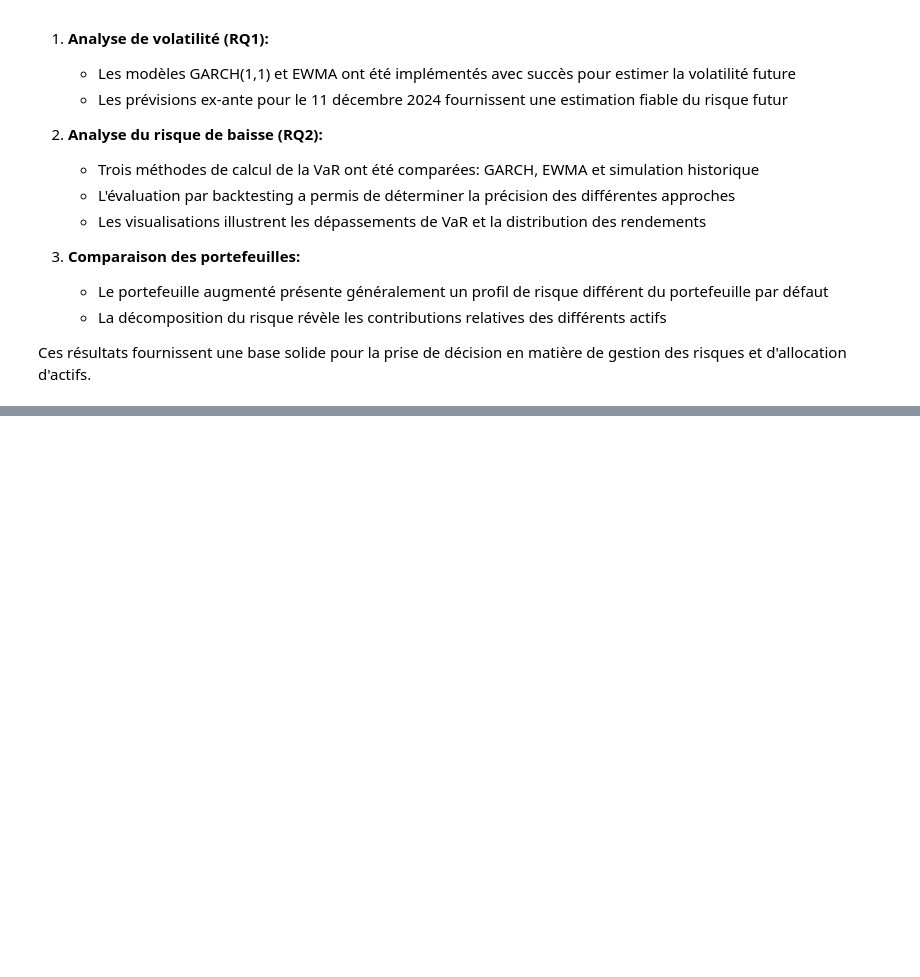
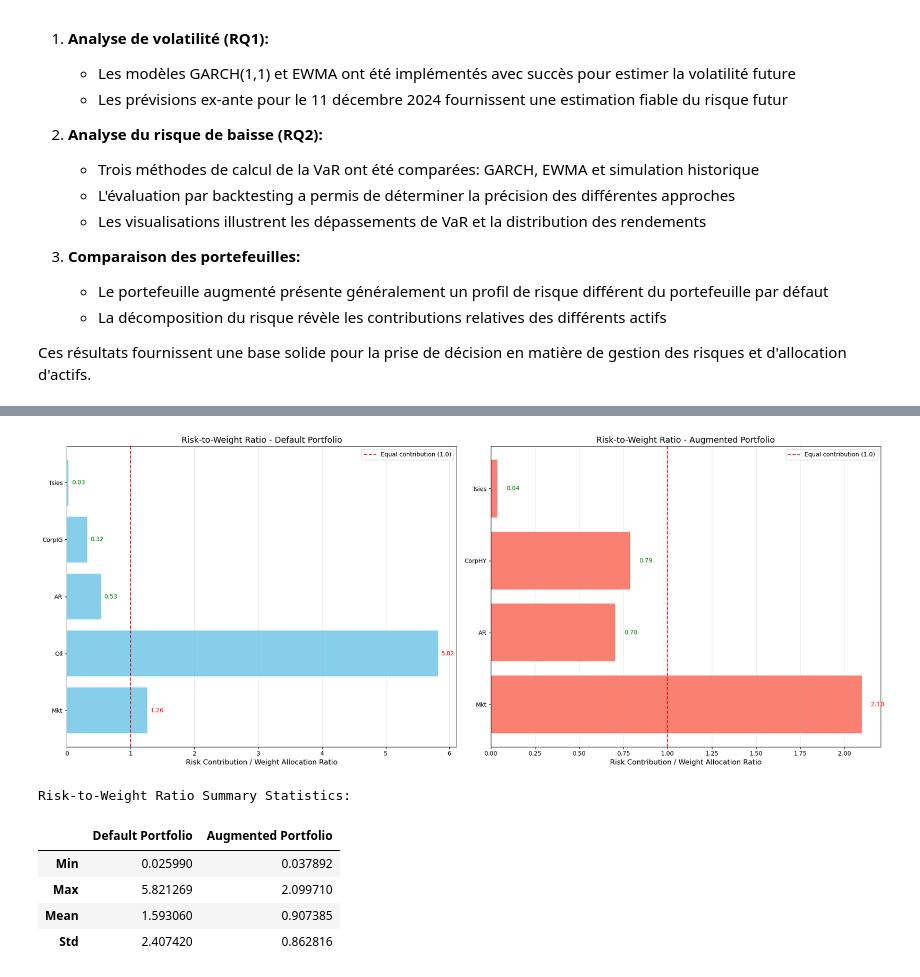
Before and after one commit to thomasmazouzi/Risk, a Jupyter notebook: Project/risk_project.ipynb, the cells around one changed output, grey strips where cells are left out. Cells and saved outputs as stored; diff of their text form; code cells hidden in the pictures; blank space fills up the shorter version.

```diff
--- a/Project/risk_project.ipynb
+++ b/Project/risk_project.ipynb
@@ -1372,0 +1665,56 @@ Ces travaux constituent une base solide pour la gestion quantitative des risques
+# %%
+# Calculate and visualize the risk-to-weight ratio
+# This metric shows how efficiently each asset uses its weight allocation in terms of risk
+
+# Create a figure
+fig, axes = plt.subplots(1, 2, figsize=(20, 8))
+
+# Plot risk-to-weight ratio for Default Portfolio
+risk_weight_ratio_default = vol_decomp_default['Risk-to-Weight Ratio'].dropna()
+axes[0].barh(risk_weight_ratio_default.index, risk_weight_ratio_default, color='skyblue')
+axes[0].axvline(x=1.0, color='red', linestyle='--', label='Equal contribution (1.0)')
+axes[0].set_title('Risk-to-Weight Ratio - Default Portfolio', fontsize=14)
+axes[0].set_xlabel('Risk Contribution / Weight Allocation Ratio', fontsize=12)
+axes[0].grid(axis='x', alpha=0.3)
+axes[0].legend()
+
+# Add reference line for equal contribution
+for i, v in enumerate(risk_weight_ratio_default):
+    color = 'green' if v < 1 else 'red'
+    axes[0].text(v + 0.05, i, f'{v:.2f}', va='center', fontsize=10, color=color)
+
+# Plot risk-to-weight ratio for Augmented Portfolio
+risk_weight_ratio_augmented = vol_decomp_augmented['Risk-to-Weight Ratio'].dropna()
+axes[1].barh(risk_weight_ratio_augmented.index, risk_weight_ratio_augmented, color='salmon')
+axes[1].axvline(x=1.0, color='red', linestyle='--', label='Equal contribution (1.0)')
+axes[1].set_title('Risk-to-Weight Ratio - Augmented Portfolio', fontsize=14)
+axes[1].set_xlabel('Risk Contribution / Weight Allocation Ratio', fontsize=12)
+axes[1].grid(axis='x', alpha=0.3)
+axes[1].legend()
+
+# Add reference line for equal contribution
+for i, v in enumerate(risk_weight_ratio_augmented):
+    color = 'green' if v < 1 else 'red'
+    axes[1].text(v + 0.05, i, f'{v:.2f}', va='center', fontsize=10, color=color)
+
+plt.tight_layout()
+plt.show()
+
+# Calculate summary statistics for risk-to-weight ratios
+print("Risk-to-Weight Ratio Summary Statistics:")
+summary_stats = pd.DataFrame({
+    'Default Portfolio': [risk_weight_ratio_default.min(), risk_weight_ratio_default.max(),
+                        risk_weight_ratio_default.mean(), risk_weight_ratio_default.std()],
+    'Augmented Portfolio': [risk_weight_ratio_augmented.min(), risk_weight_ratio_augmented.max(),
+                          risk_weight_ratio_augmented.mean(), risk_weight_ratio_augmented.std()]
+}, index=['Min', 'Max', 'Mean', 'Std'])
+
+display(summary_stats)
+# %% [output]
+[figure, added]
+Risk-to-Weight Ratio Summary Statistics:
+|  | Default Portfolio | Augmented Portfolio |
+| Min | 0.025990 | 0.037892 |
+| Max | 5.821269 | 2.099710 |
+| Mean | 1.593060 | 0.907385 |
+| Std | 2.407420 | 0.862816 |
```
Also changed, not shown: parts of 15 cells of this notebook.
